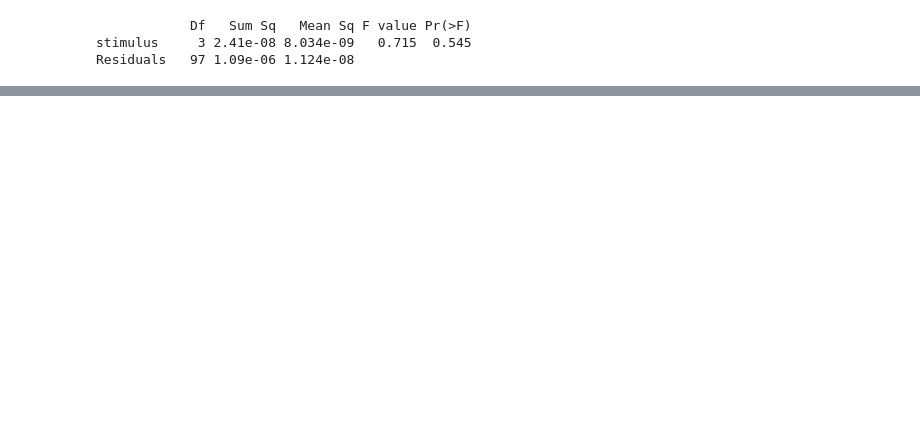
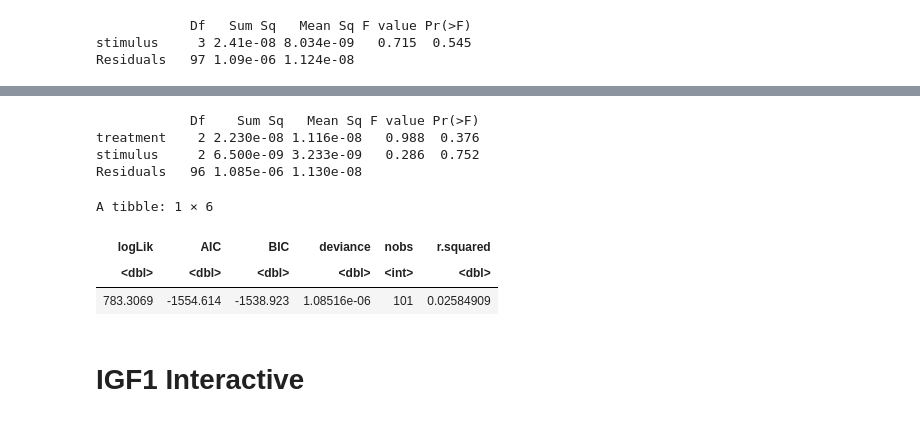
Before and after one commit to samson-bakos/Rodent-Neuro-Analysis, a Jupyter notebook: expl_notebook.ipynb, the cells around one changed output, grey strips where cells are left out. Cells and saved outputs as stored; diff of their text form; code cells hidden in the pictures; blank space fills up the shorter version.

```diff
--- a/expl_notebook.ipynb
+++ b/expl_notebook.ipynb
@@ -143,0 +177,17 @@ Switch everything to Anova using bonferroni correction. Add some data viz
+# %%
+igfbp3_add<- aov(IGFBP3 ~ treatment + stimulus, data)
+summary(igfbp3_add)
+# %% [output]
+            Df    Sum Sq   Mean Sq F value Pr(>F)
+treatment    2 2.230e-08 1.116e-08   0.988  0.376
+stimulus     2 6.500e-09 3.233e-09   0.286  0.752
+Residuals   96 1.085e-06 1.130e-08
+# %%
+glance(igfbp3_add)
+# %% [output]
+A tibble: 1 × 6
+| logLik | AIC | BIC | deviance | nobs | r.squared |
+| <dbl> | <dbl> | <dbl> | <dbl> | <int> | <dbl> |
+| 783.3069 | -1554.614 | -1538.923 | 1.08516e-06 | 101 | 0.02584909 |
+# %% [markdown]
+# IGF1 Interactive
```
Also changed, not shown: parts of 12 cells of this notebook.
